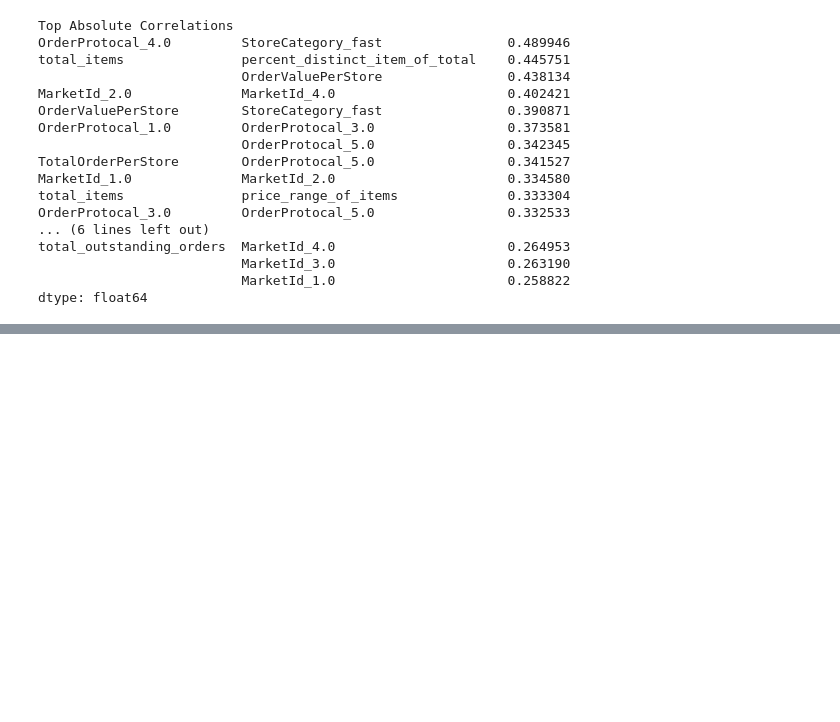
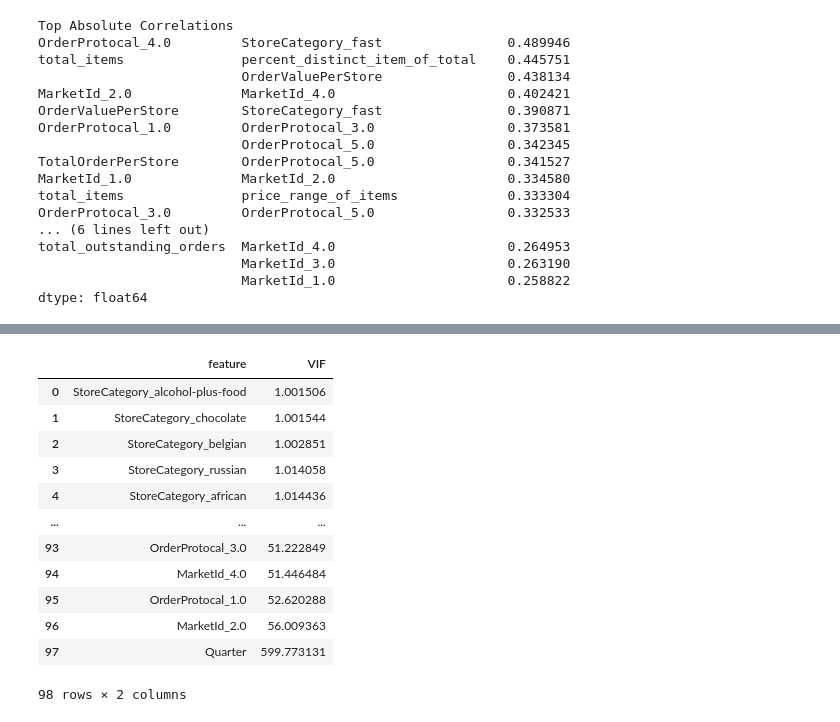
Before and after one commit to zkontor/DoorDashModels, a Jupyter notebook: Models/models.ipynb, the cells around one changed output, grey strips where cells are left out. Saved outputs shown, nothing was run; the diff lists cells and outputs as text; code cells hidden in the pictures; blank space fills up the shorter version.

```diff
--- a/Models/models.ipynb
+++ b/Models/models.ipynb
@@ -292,0 +289,29 @@ ModuleNotFoundError: No module named 'statsmodels'
+# %%
+#Doing multicolinarity check using VIF
+from statsmodels.stats.outliers_influence import variance_inflation_factor
+#function for VIF
+def calculateVIF(features):
+    vif_data = pd.DataFrame()
+    vif_data["feature"] = features
+    vif_data["VIF"] = [variance_inflation_factor(train_df[features].values, i) for i in range(len(features))]
+    return vif_data.sort_values(by=['VIF']).reset_index(drop=True)
+
+#checking VIF
+
+features = train_df.columns.to_list()
+vif_data = calculateVIF(features)
+vif_data
+# %% [output]
+|  | feature | VIF |
+| 0 | StoreCategory_alcohol-plus-food | 1.001506 |
+| 1 | StoreCategory_chocolate | 1.001544 |
+| 2 | StoreCategory_belgian | 1.002851 |
+| 3 | StoreCategory_russian | 1.014058 |
+| 4 | StoreCategory_african | 1.014436 |
+| ... | ... | ... |
+| 93 | OrderProtocal_3.0 | 51.222849 |
+| 94 | MarketId_4.0 | 51.446484 |
+| 95 | OrderProtocal_1.0 | 52.620288 |
+| 96 | MarketId_2.0 | 56.009363 |
+| 97 | Quarter | 599.773131 |
+98 rows × 2 columns
```
Also changed, not shown: parts of 11 cells of this notebook.
